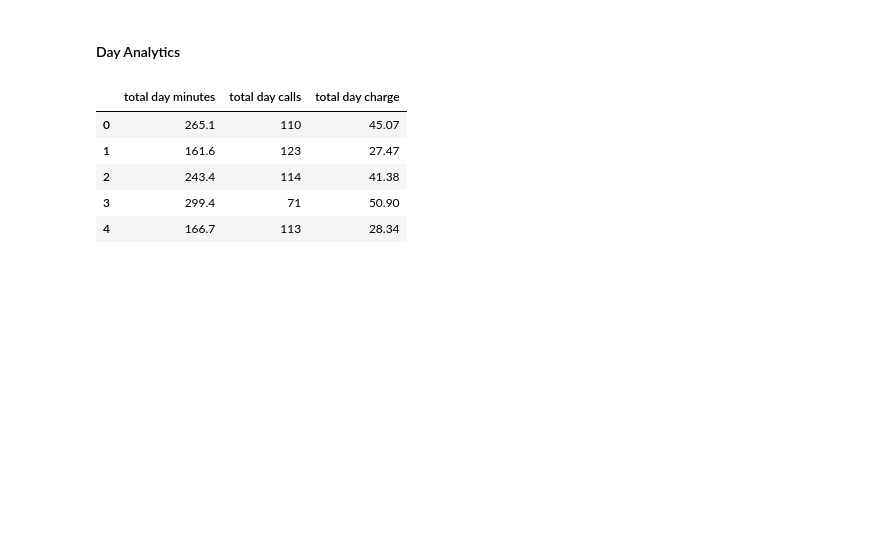
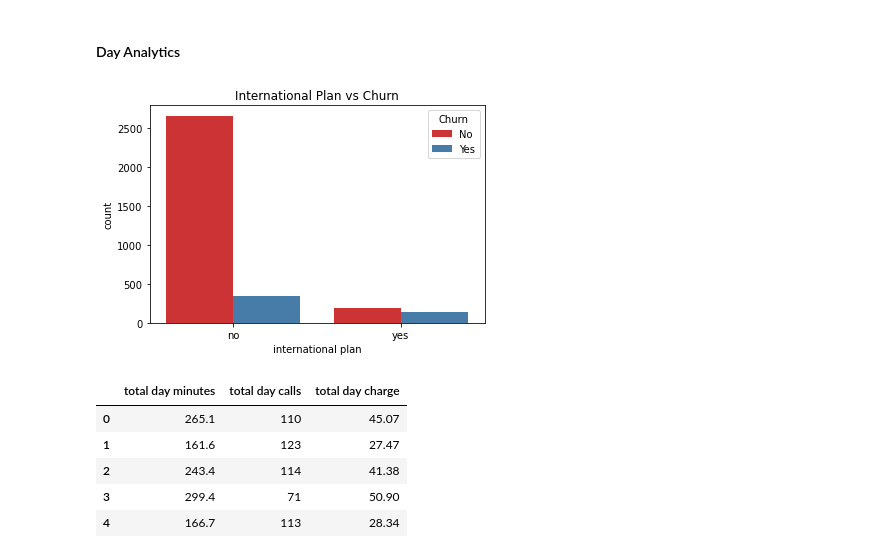
Before and after one commit to furaha-betty22/telco-customer-churn-forecasting, a Jupyter notebook: CHURN PROJECT.ipynb, the cells around one changed output. Saved outputs shown, nothing was run; the diff lists cells and outputs as text; code cells hidden in the pictures; blank space fills up the shorter version.

```diff
--- a/CHURN PROJECT.ipynb
+++ b/CHURN PROJECT.ipynb
@@ -325,6 +341,19 @@ tot_ev_hrs
 11164.46
 # %% [markdown]
 #### Day Analytics
+# %%
+# International Plan vs Churn
+sns.countplot(data=df, x='international plan', hue='churn', palette='Set1')
+plt.title('International Plan vs Churn')
+plt.legend(title='Churn', labels=['No', 'Yes'])
+plt.show()
+# # Voice Mail Plan vs Churn
+# sns.countplot(data=df, x='voice mail plan', hue='churn', palette='Set1')
+# plt.title('Voice Mail Plan vs Churn')
+# plt.legend(title='Churn', labels=['No', 'Yes'])
+# plt.show()
+# %% [output]
+[figure, added]
 # %%
 day = df[['total day minutes', 'total day calls', 'total day charge']]
 day.head()
```
Also changed, not shown: parts of 8 cells of this notebook.
